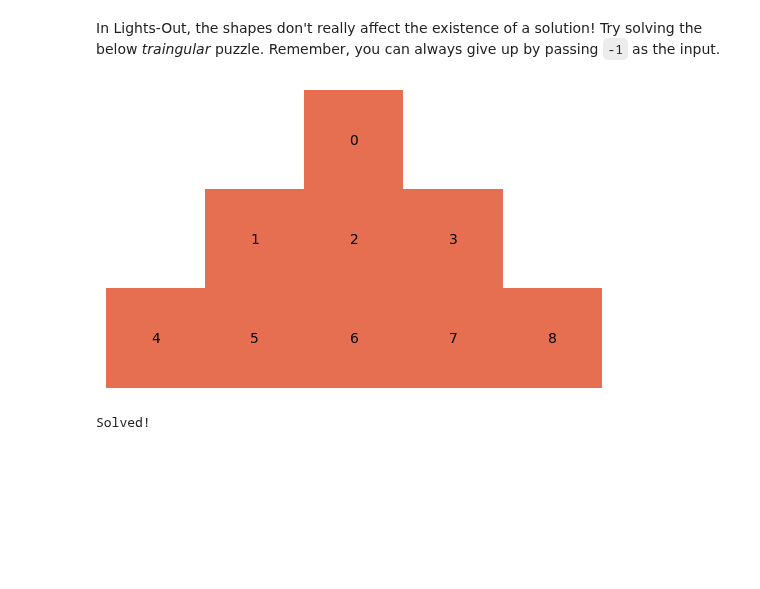
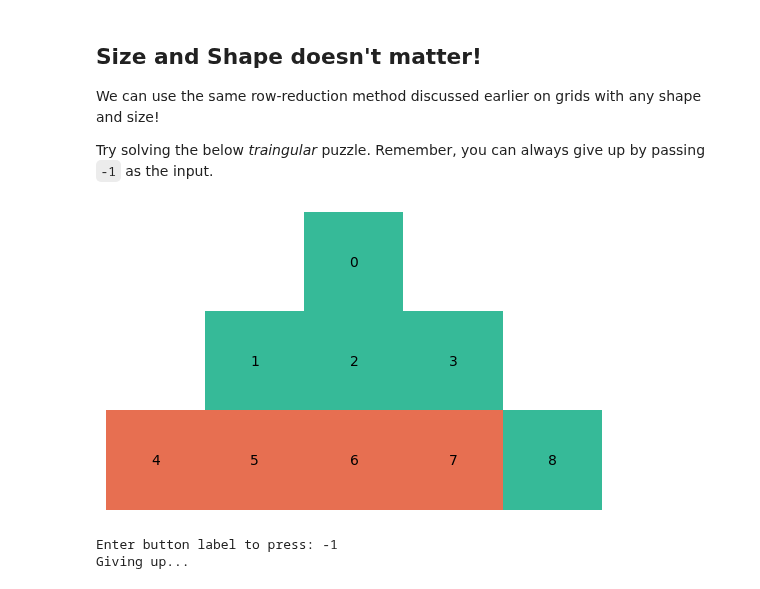
Before and after one commit to iamviveksrk/LightsOut, a Jupyter notebook: main.ipynb, the cells around one changed output. Saved outputs shown, nothing was run; the diff lists cells and outputs as text; code cells hidden in the pictures; blank space fills up the shorter version.

```diff
--- a/main.ipynb
+++ b/main.ipynb
@@ -178,8 +245,14 @@ Move Sequence: 1, 2, 4, 6, 7, 8, 12, 13, 14, 15, 16, 18, 19, 20, 21
 # %% [markdown]
-In Lights-Out, the shapes don't really affect the existence of a solution! Try solving the below *traingular* puzzle. Remember, you can always give up by passing `-1` as the input.
+## Size and Shape doesn't matter!
+
+We can use the same row-reduction method discussed earlier on grids with any shape and size!
+
+Try solving the below *traingular* puzzle. Remember, you can always give up by passing `-1` as the input.
 # %%
+initial_state = state=GF([1, 1, 1, 1, 0, 0, 0, 0, 1])
 env = LightsOut([(0, 2), (1, 1), (1, 2), (1, 3), (2, 0), (2, 1), (2, 2), (2, 3), (2, 4)])
-env.play()
+env.play(state=initial_state)
 # %% [output]
-[figure, old version]
+[figure, new version]
-Solved!
+Enter button label to press: -1
+Giving up...
```
Also changed, not shown: parts of 49 cells of this notebook, 1 other file.
